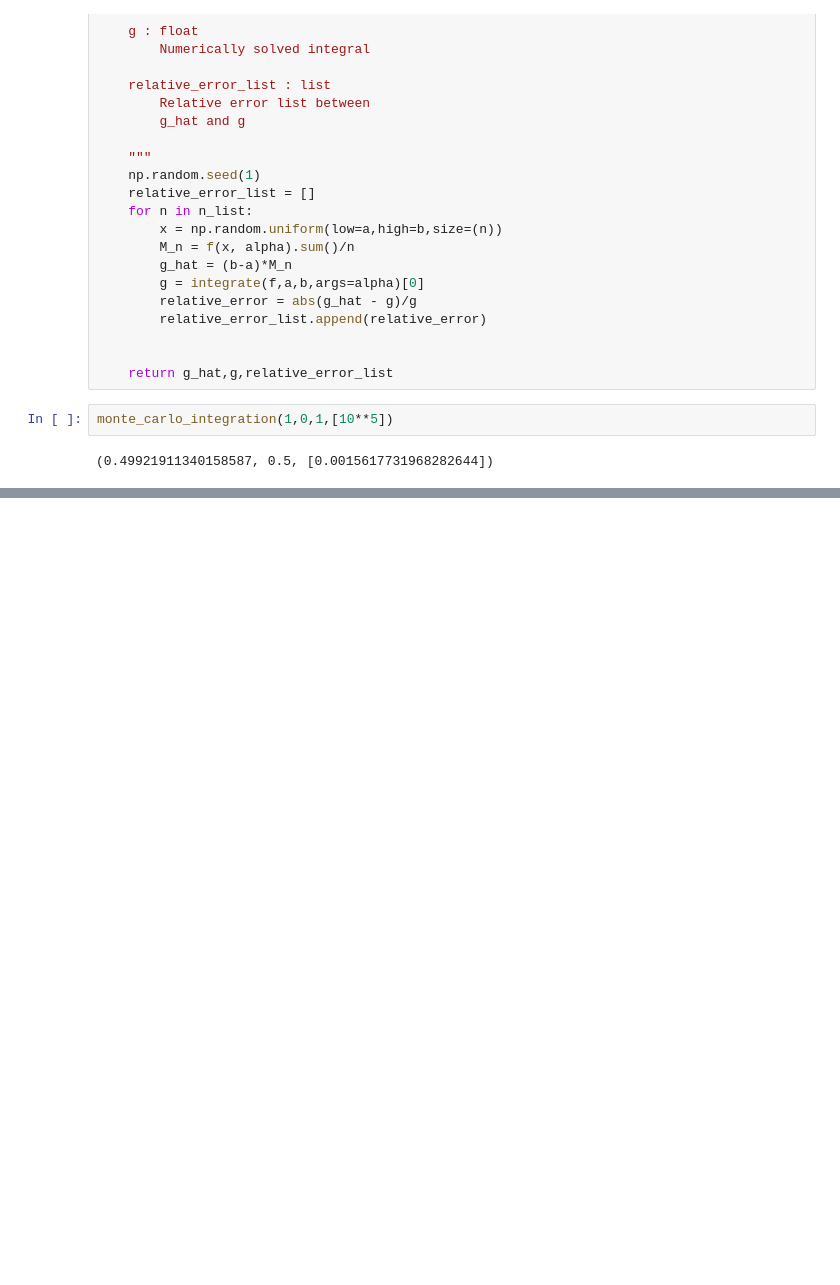
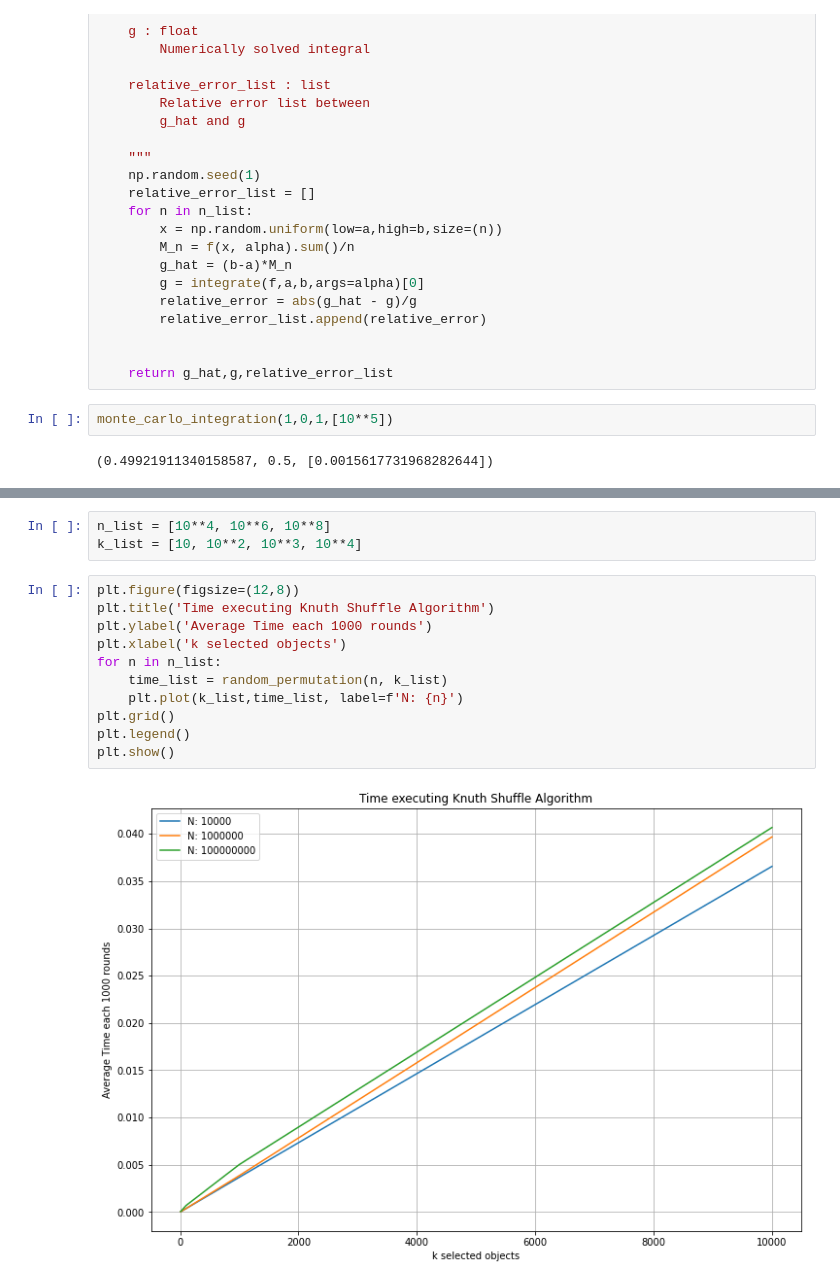
Before and after one commit to gabrielvieira37/PESC-COPPE, a Jupyter notebook: MCMC/McMc_homework3.ipynb, the cells around one changed output, grey strips where cells are left out. Saved outputs shown, nothing was run; the diff lists cells and outputs as text; blank space fills up the shorter version.

```diff
--- a/MCMC/McMc_homework3.ipynb
+++ b/MCMC/McMc_homework3.ipynb
@@ -83,0 +286,16 @@ Wall time: 2min 34s
+# %%
+n_list = [10**4, 10**6, 10**8]
+k_list = [10, 10**2, 10**3, 10**4]
+# %%
+plt.figure(figsize=(12,8))
+plt.title('Time executing Knuth Shuffle Algorithm')
+plt.ylabel('Average Time each 1000 rounds')
+plt.xlabel('k selected objects')
+for n in n_list:
+    time_list = random_permutation(n, k_list)
+    plt.plot(k_list,time_list, label=f'N: {n}')
+plt.grid()
+plt.legend()
+plt.show()
+# %% [output]
+[figure, added]
```
Also changed, not shown: parts of 21 cells of this notebook.
